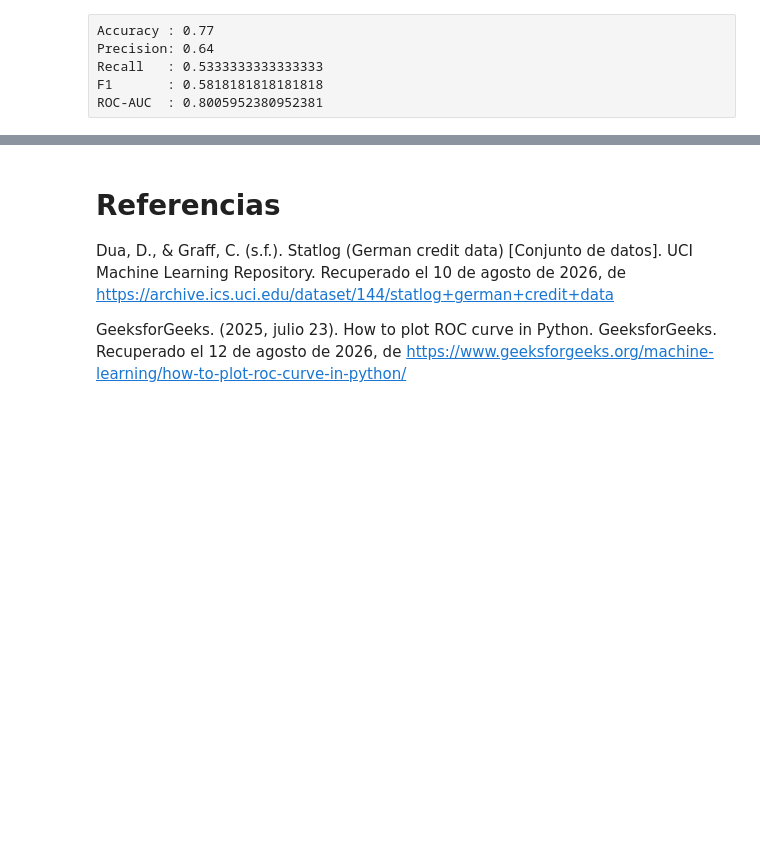
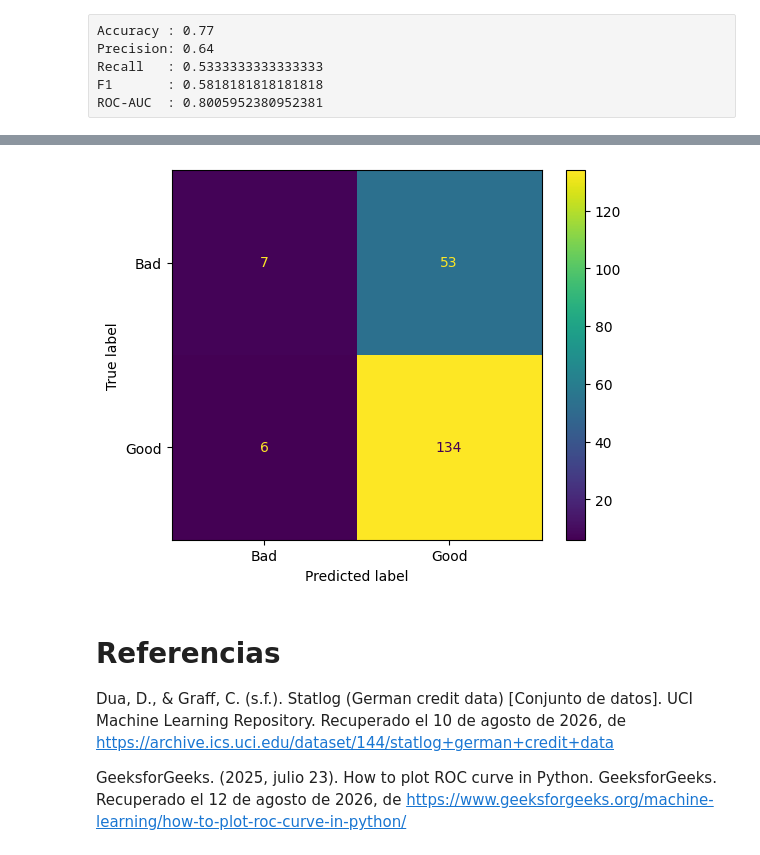
Before and after one commit to Crescencio1/Credit_Risk_Analysis, a Jupyter notebook: CreditRiskAnalysis.ipynb, the cells around one changed output, grey strips where cells are left out. Saved outputs shown, nothing was run; the diff lists cells and outputs as text; code cells hidden in the pictures; blank space fills up the shorter version.

```diff
--- a/CreditRiskAnalysis.ipynb
+++ b/CreditRiskAnalysis.ipynb
@@ -578,0 +647,36 @@ Notemos que la precisión cayó un poco así como el puntaje F1, es decir, la op
+# %%
+# Selección de features
+X = df[["Duration in month","Credit amount","Installment rate in percentage of disposable income"]]
+
+# Identificación de features numéricas
+features_numericas = X.select_dtypes(include=["int64"]).columns
+
+# Definimos una transformación para el preprocesamiento
+preprocesamiento = ColumnTransformer(
+    transformers=[
+        ("num", MinMaxScaler(), features_numericas)
+    ]
+)
+
+# Separación de datos en entrenamiento y prueba
+X_train, X_test, y_train, y_test = train_test_split(X, y, test_size=0.2, random_state=42, stratify=y)
+
+# Definimos un pipeline para asegurar el preprocesamiento y la regresión logística en un solo modelo
+model = Pipeline(
+    steps=[("preprocesamiento", preprocesamiento),
+        ("clasificacion", LogisticRegression(max_iter=1000, random_state=42))
+    ]
+)
+
+# Entrenamiento del modelo
+model.fit(X_train, y_train)
+
+# Métricas del modelo
+y_pred = model.predict(X_test)
+y_prob = model.predict_proba(X_test)[:, 1]
+
+print("Accuracy :", accuracy_score(y_test.to_numpy(), y_pred))
+print("Precision:", precision_score(y_test.to_numpy(), y_pred))
+print("Recall   :", recall_score(y_test.to_numpy(), y_pred))
+print("F1       :", f1_score(y_test.to_numpy(), y_pred))
+print("ROC-AUC  :", roc_auc_score(y_test.to_numpy(), y_prob))
@@ -579,3 +693,10 @@ Notemos que la precisión cayó un poco así como el puntaje F1, es decir, la op
+# %%
+categorias = np.array(["Good", "Bad"])
+ConfusionMatrixDisplay.from_predictions(categorias[y_test.to_numpy()], categorias[y_pred])
+
+plt.show()
+# %% [output]
+[figure, added]
 # %% [markdown]
 # Referencias
 Dua, D., & Graff, C. (s.f.). Statlog (German credit data) [Conjunto de datos]. UCI Machine Learning Repository. Recuperado el 10 de agosto de 2026, de https://archive.ics.uci.edu/dataset/144/statlog+german+credit+data
```
Also changed, not shown: parts of 10 cells of this notebook.
